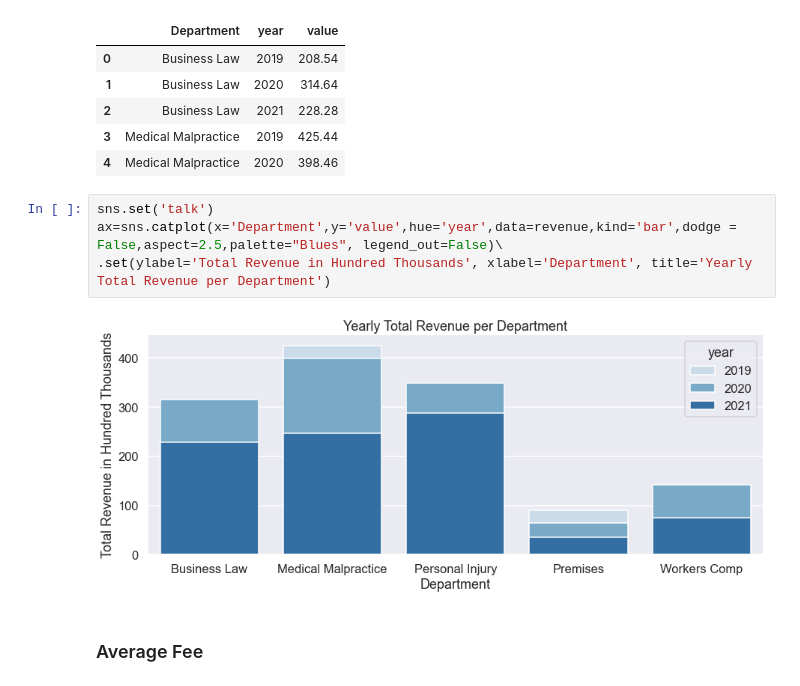
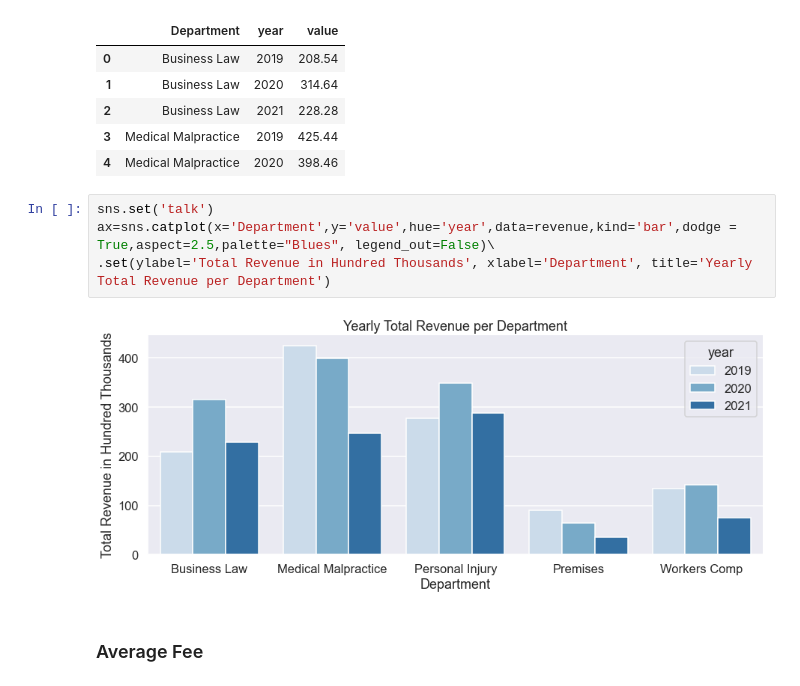
Before and after one commit to carlosiruiz/mnm-data_analyst, a Jupyter notebook: Lawfirm_Analysis.ipynb, the cells around one changed output. Saved outputs shown, nothing was run; the diff lists cells and outputs as text.

```diff
--- a/Lawfirm_Analysis.ipynb
+++ b/Lawfirm_Analysis.ipynb
@@ -43,10 +43,10 @@ revenue.head()
 | 4 | Medical Malpractice | 2020 | 398.46 |
 # %%
 sns.set('talk')
-ax=sns.catplot(x='Department',y='value',hue='year',data=revenue,kind='bar',dodge = False,aspect=2.5,palette="Blues", legend_out=False)\
+ax=sns.catplot(x='Department',y='value',hue='year',data=revenue,kind='bar',dodge = True,aspect=2.5,palette="Blues", legend_out=False)\
 .set(ylabel='Total Revenue in Hundred Thousands', xlabel='Department', title='Yearly Total Revenue per Department')
 # %% [output]
-[figure, old version]
+[figure, new version]
 # %% [markdown]
 ### Average Fee
 # %%
```
